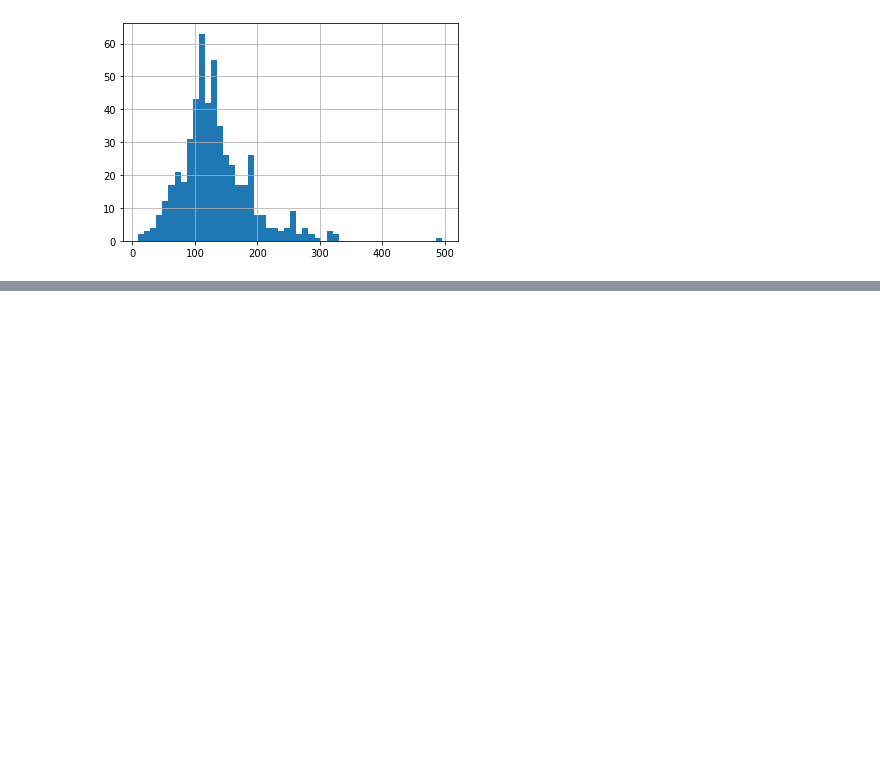
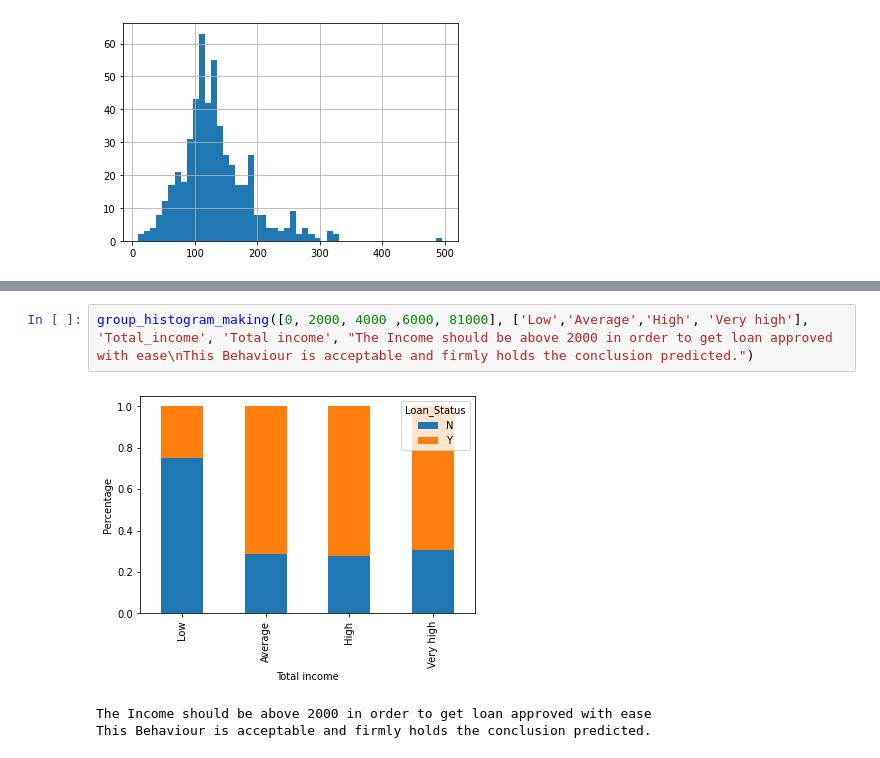
Before and after one commit to nzangi/Machine-Learning-Projects, a Jupyter notebook: Loan prediction/Loan_Prediction.ipynb, the cells around one changed output, grey strips where cells are left out. Saved outputs shown, nothing was run; the diff lists cells and outputs as text; blank space fills up the shorter version.

```diff
--- a/Loan prediction/Loan_Prediction.ipynb
+++ b/Loan prediction/Loan_Prediction.ipynb
@@ -350,0 +368,6 @@ Media value of : LoanAmount is 125.0
+# %%
+group_histogram_making([0, 2000, 4000 ,6000, 81000], ['Low','Average','High', 'Very high'], 'Total_income', 'Total income', "The Income should be above 2000 in order to get loan approved with ease\nThis Behaviour is acceptable and firmly holds the conclusion predicted.")
+# %% [output]
+[figure, added]
+The Income should be above 2000 in order to get loan approved with ease
+This Behaviour is acceptable and firmly holds the conclusion predicted.
```
Also changed, not shown: parts of 12 cells of this notebook.
